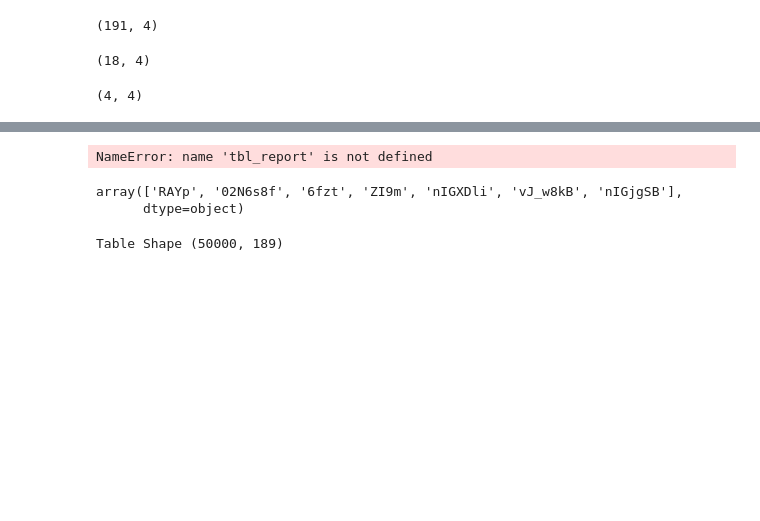
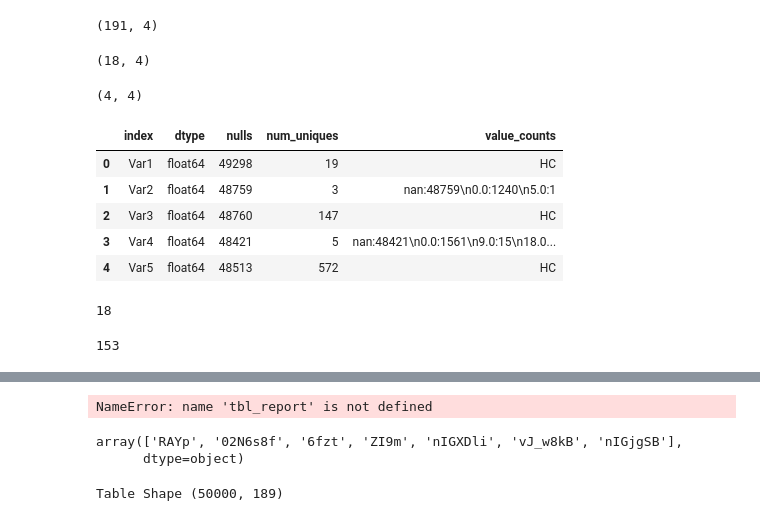
Before and after one commit to akshaypt7/customer_relationship_prediction, a Jupyter notebook: KDD_cup.ipynb, the cells around one changed output, grey strips where cells are left out. Saved outputs shown, nothing was run; the diff lists cells and outputs as text; code cells hidden in the pictures; blank space fills up the shorter version.

```diff
--- a/KDD_cup.ipynb
+++ b/KDD_cup.ipynb
@@ -183,3 +202,13 @@ df_object = df_table[df_table['dtype']== 'object']
 df_object[df_object['nulls'] > 45000 ].shape # we have 4 columns (type:object)  that have more 90% nulls
 # %% [output]
 (4, 4)
+# %%
+df_table_2 = df_table.reset_index()
+df_table_2.head()
+# %% [output]
+|  | index | dtype | nulls | num_uniques | value_counts |
+| 0 | Var1 | float64 | 49298 | 19 | HC |
+| 1 | Var2 | float64 | 48759 | 3 | nan:48759\n0.0:1240\n5.0:1 |
+| 2 | Var3 | float64 | 48760 | 147 | HC |
+| 3 | Var4 | float64 | 48421 | 5 | nan:48421\n0.0:1561\n9.0:15\n18.0... |
+| 4 | Var5 | float64 | 48513 | 572 | HC |
@@ -185,0 +220,4 @@ df_object[df_object['nulls'] > 45000 ].shape # we have 4 columns (type:object)
+# %%
+len(all_nan_vars) # Total no of nan columns
+# %% [output]
+18
@@ -185,0 +229,4 @@ df_object[df_object['nulls'] > 45000 ].shape # we have 4 columns (type:object)
+# %%
+len(lst_empty_vars) # colums with more than 95% nan values
+# %% [output]
+153
```
Also changed, not shown: parts of 11 cells of this notebook.
